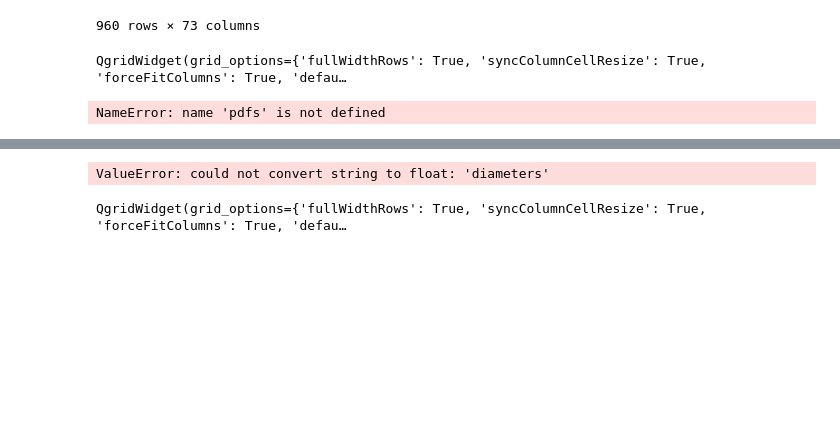
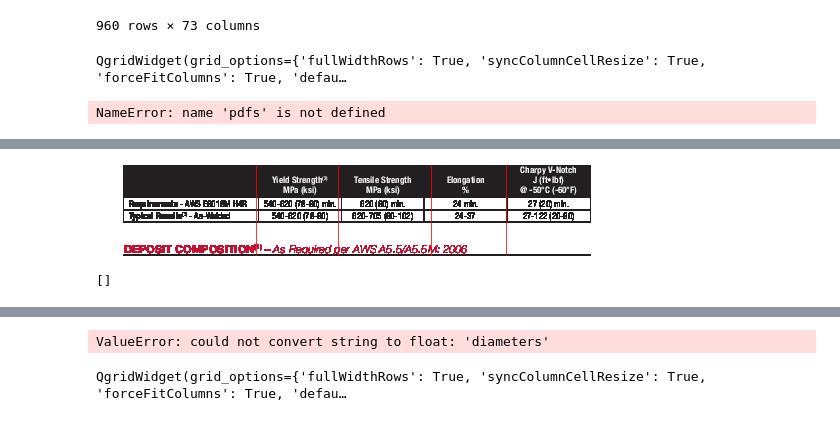
Before and after one commit to PrasannS/WeldingAnalysis, a Jupyter notebook: webscraper.ipynb, the cells around one changed output, grey strips where cells are left out. Cells and saved outputs as stored; diff of their text form; code cells hidden in the pictures; blank space fills up the shorter version.

Commit message:
Extraction code in works

```diff
--- a/webscraper.ipynb
+++ b/webscraper.ipynb
@@ -1036,3 +1024,60 @@ tmp
+# %%
+def get_vlines(page):
+    words = page.extract_words()
+    ykeys = ['Yield', 'Tensile', 'Elongation']
+    vlines = []
+    for w in words:
+        for y in ykeys:
+            if w['text'] == y:
+                vlines.append(w['x0']-15)
+                if y == 'Elongation':
+                    vlines.append(w['x0']+60)
+    vlines.append(600)
+    return vlines
+
+def get_bbox(page):
+    words = page.extract_words()
+    xlines  = []
+    for w in range(0, len(words)):
+        if words[w]['text'].lower() == 'mechanical' or words[w]['text'].lower() == 'deposit':
+            if 'prop' in words[w+1]['text'].lower() or 'comp' in words[w+1]['text'].lower():
+                xlines.append(words[w]['top']+15)
+
+    return page.crop((0, xlines[0],540,  xlines[1]))
+# %%
+pdf = pdfplumber.open("data/pdf_data/10.pdf")
+first_page = pdf.pages[0]
+#print(first_page.extract_words())
+im = first_page.to_image()
+tbl = get_bbox(first_page)
+im = tbl.to_image()
+for v in get_vlines(tbl):
+    im = im.draw_vline(v)
+
+im
+# %% [output]
+[figure, added]
+# %%
+tbl.extract_tables(table_settings={
+    "vertical_strategy": "explicit",
+    "horizontal_strategy": "lines",
+    "explicit_vertical_lines": get_vlines(tbl),
+    "explicit_horizontal_lines": [],
+    "snap_tolerance": 5,
+    "join_tolerance": 10,
+    "edge_min_length": 5,
+    "min_words_vertical": 1,
+    "min_words_horizontal":1,
+    "keep_blank_chars": True,
+    "text_tolerance": 10,
+    "text_x_tolerance": 10,
+    "text_y_tolerance": 10,
+    "intersection_tolerance": 3,
+    "intersection_x_tolerance": None,
+    "intersection_y_tolerance": 10,
+})
+# %% [output]
+[]
 # %%
 tmp = tmp.dropna(thresh=10, axis= 'columns')
 tmp.to_json('lincoln_data.json', orient= 'index')
```
Also changed, not shown: parts of 4 cells of this notebook.
